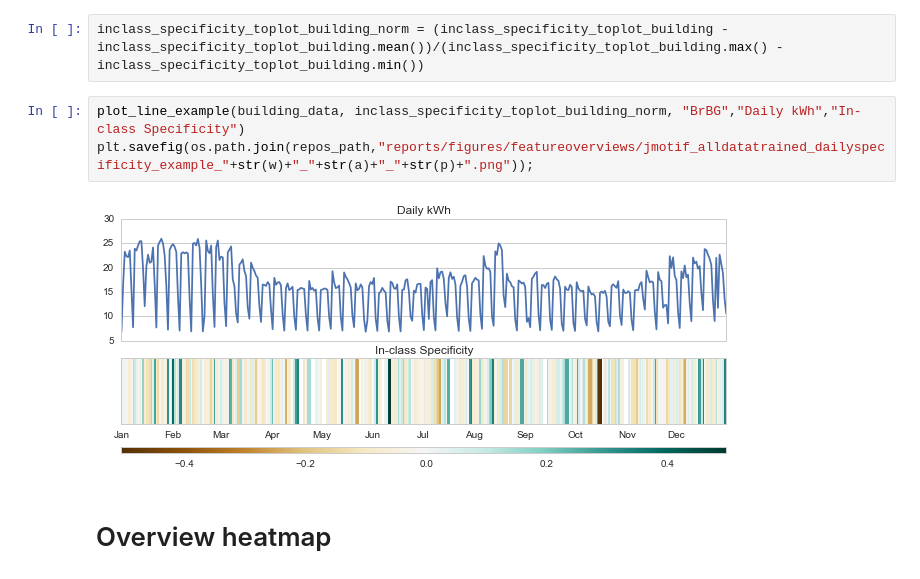
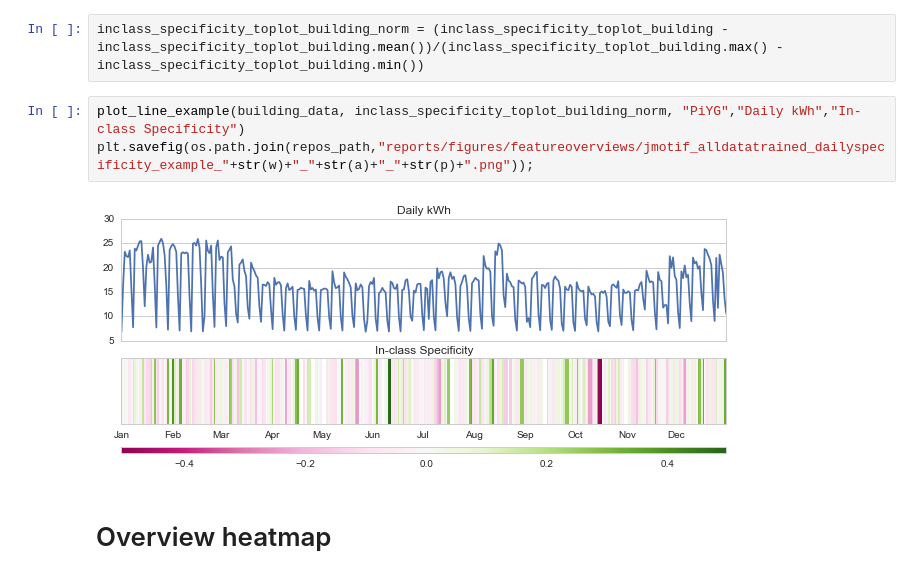
Before and after one commit to buds-lab/the-building-data-genome-project, a Jupyter notebook: notebooks/10_ jMotif - Hourly Model to get Daily Specificity Metrics a=8, p=8, w=24.ipynb, the cells around one changed output. Cells and saved outputs as stored; diff of their text form.

```diff
--- a/notebooks/10_ jMotif - Hourly Model to get Daily Specificity Metrics a=8, p=8, w=24.ipynb
+++ b/notebooks/10_ jMotif - Hourly Model to get Daily Specificity Metrics a=8, p=8, w=24.ipynb
@@ -351,10 +361,10 @@ def plot_line_example(df_1, df_2, color, vartitle1, vartitle2):
 # %%
 inclass_specificity_toplot_building_norm = (inclass_specificity_toplot_building - inclass_specificity_toplot_building.mean())/(inclass_specificity_toplot_building.max() - inclass_specificity_toplot_building.min())
 # %%
-plot_line_example(building_data, inclass_specificity_toplot_building_norm, "BrBG","Daily kWh","In-class Specificity")
+plot_line_example(building_data, inclass_specificity_toplot_building_norm, "PiYG","Daily kWh","In-class Specificity")
 plt.savefig(os.path.join(repos_path,"reports/figures/featureoverviews/jmotif_alldatatrained_dailyspecificity_example_"+str(w)+"_"+str(a)+"_"+str(p)+".png"));
 # %% [output]
-[figure, old version]
+[figure, new version]
 # %% [markdown]
 # Overview heatmap
 # %%
```
Also changed, not shown: parts of 5 cells of this notebook, 37 other files.
